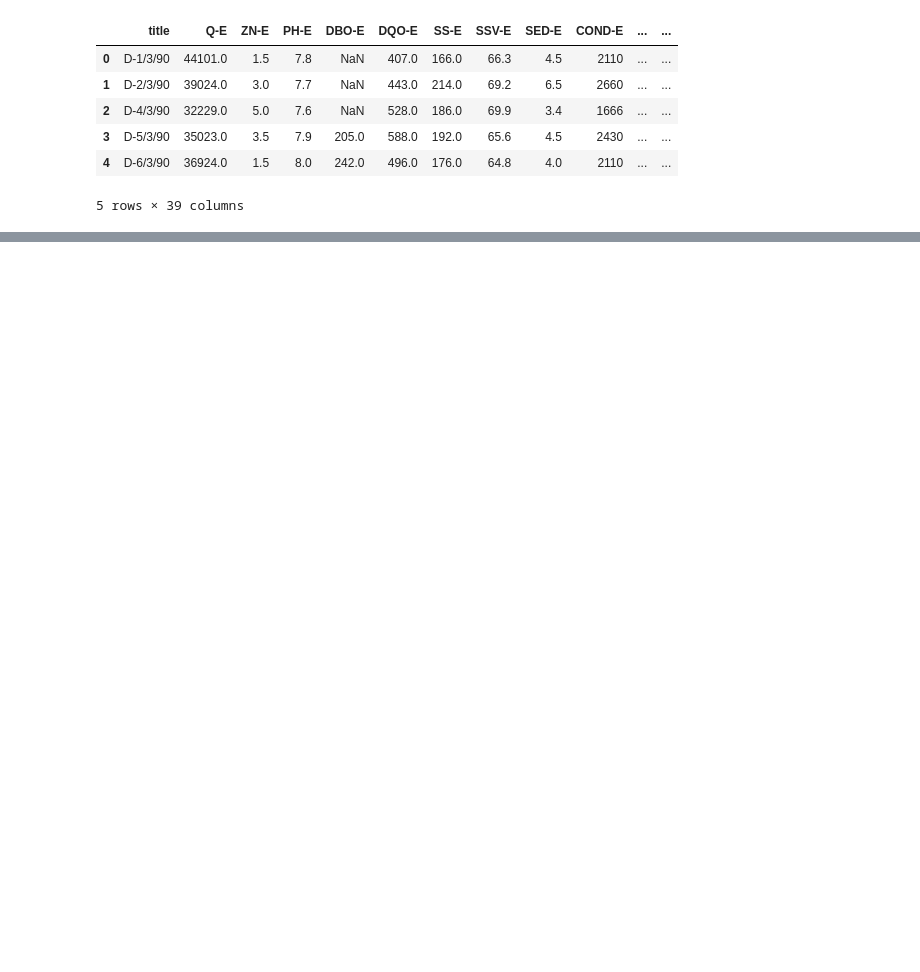
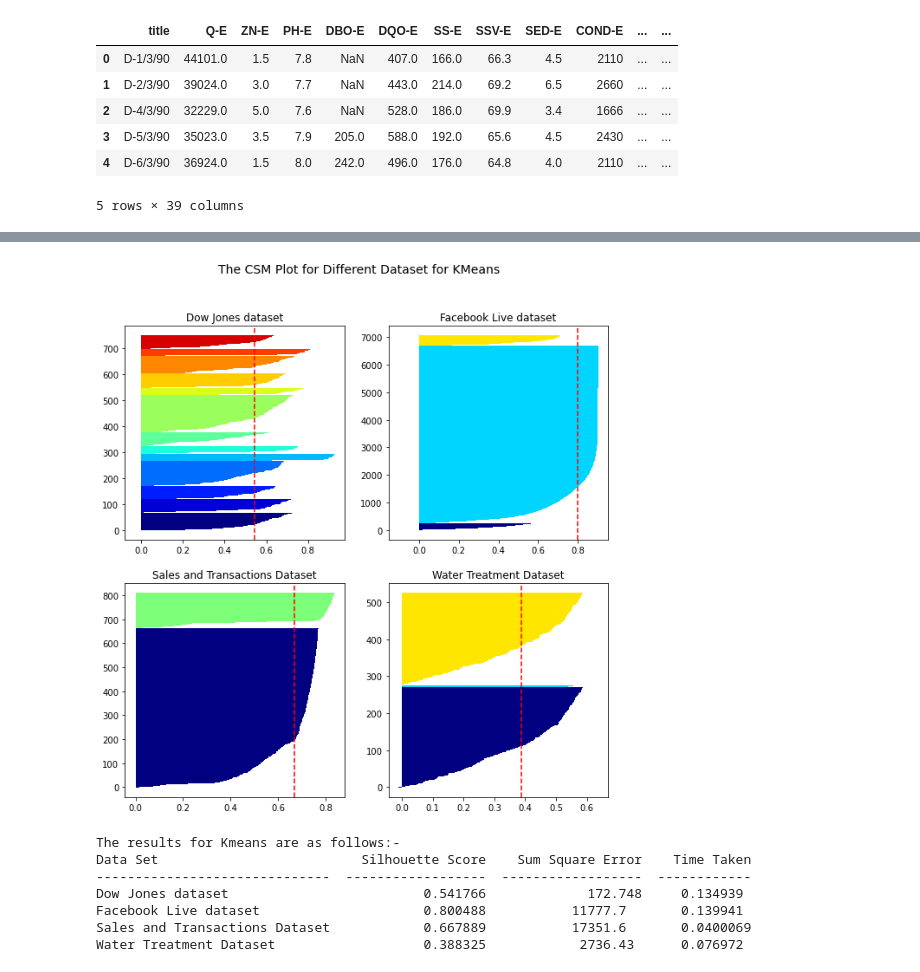
Before and after one commit to uditsharma16/Jupyter-Python-MachineLearning, a Jupyter notebook: Task 2.ipynb, the cells around one changed output, grey strips where cells are left out. Drawn from its saved outputs; the diff is of its cells as text; code cells hidden in the pictures; blank space fills up the shorter version.

```diff
--- a/Task 2.ipynb
+++ b/Task 2.ipynb
@@ -180,0 +229,49 @@ Successfully installed tabulate-0.8.7
+# %%
+from matplotlib import cm
+from tabulate import tabulate
+tablelistkm=[]
+fig, ay = plt.subplots(2,2,figsize=(10,10))
+ax=[ay[0][0],ay[0][1],ay[1][0],ay[1][1]]
+for i,data_set in enumerate(data_set_list):
+    data_set_km= KMeans(n_clusters=optimum_k[i])
+    data_set_stime=time.time()
+    data_set_kmfit=data_set_km.fit(data_set)
+    data_set_etime=time.time()
+    data_set_kmfp=data_set_km.fit_predict(data_set)
+    sse=data_set_kmfit.inertia_
+    silhoute_score_dataset = silhouette_score(data_set, data_set_kmfit.labels_)
+    data_set_ttime=data_set_etime-data_set_stime
+    tablist=[data_set_names[i],silhoute_score_dataset,sumSquareError(data_set,data_set_kmfit.labels_),data_set_ttime]
+    tablelistkm.append(tablist)
+
+    cluster_labels = np.unique(data_set_kmfp)
+    n_clusters = cluster_labels.shape[0]
+    silhouette_vals = silhouette_samples(data_set, data_set_kmfp, metric='euclidean')
+    y_ax_lower, y_ax_upper = 0, 0
+    yticks = []
+    for x, c in enumerate(cluster_labels):
+     c_silhouette_vals = silhouette_vals[data_set_kmfp == c]
+     c_silhouette_vals.sort()
+     y_ax_upper += len(c_silhouette_vals)
+     color = cm.jet(float(x) / n_clusters)
+     ax[i].barh(range(y_ax_lower, y_ax_upper), c_silhouette_vals, height=1.0,
+             edgecolor='none', color=color)
+
+     yticks.append((y_ax_lower + y_ax_upper) / 2.)
+     y_ax_lower += len(c_silhouette_vals)
+    silhouette_avg = np.mean(silhouette_vals)
+    ax[i].axvline(silhouette_avg, color="red", linestyle="--")
+    ax[i].set_title(data_set_names[i])
+fig.suptitle("The CSM Plot for Different Dataset for KMeans", fontsize=14)
+plt.show()
+print("The results for Kmeans are as follows:-")
+print(tabulate(tablelistkm, headers=['Data Set','Silhouette Score','Sum Square Error','Time Taken']))
+# %% [output]
+[figure, added]
+The results for Kmeans are as follows:-
+Data Set                          Silhouette Score    Sum Square Error    Time Taken
+------------------------------  ------------------  ------------------  ------------
+Dow Jones dataset                         0.541766             172.748     0.134939
+Facebook Live dataset                     0.800488           11777.7       0.139941
+Sales and Transactions Dataset            0.667889           17351.6       0.0400069
+Water Treatment Dataset                   0.388325            2736.43      0.076972
```
Also changed, not shown: parts of 15 cells of this notebook.
